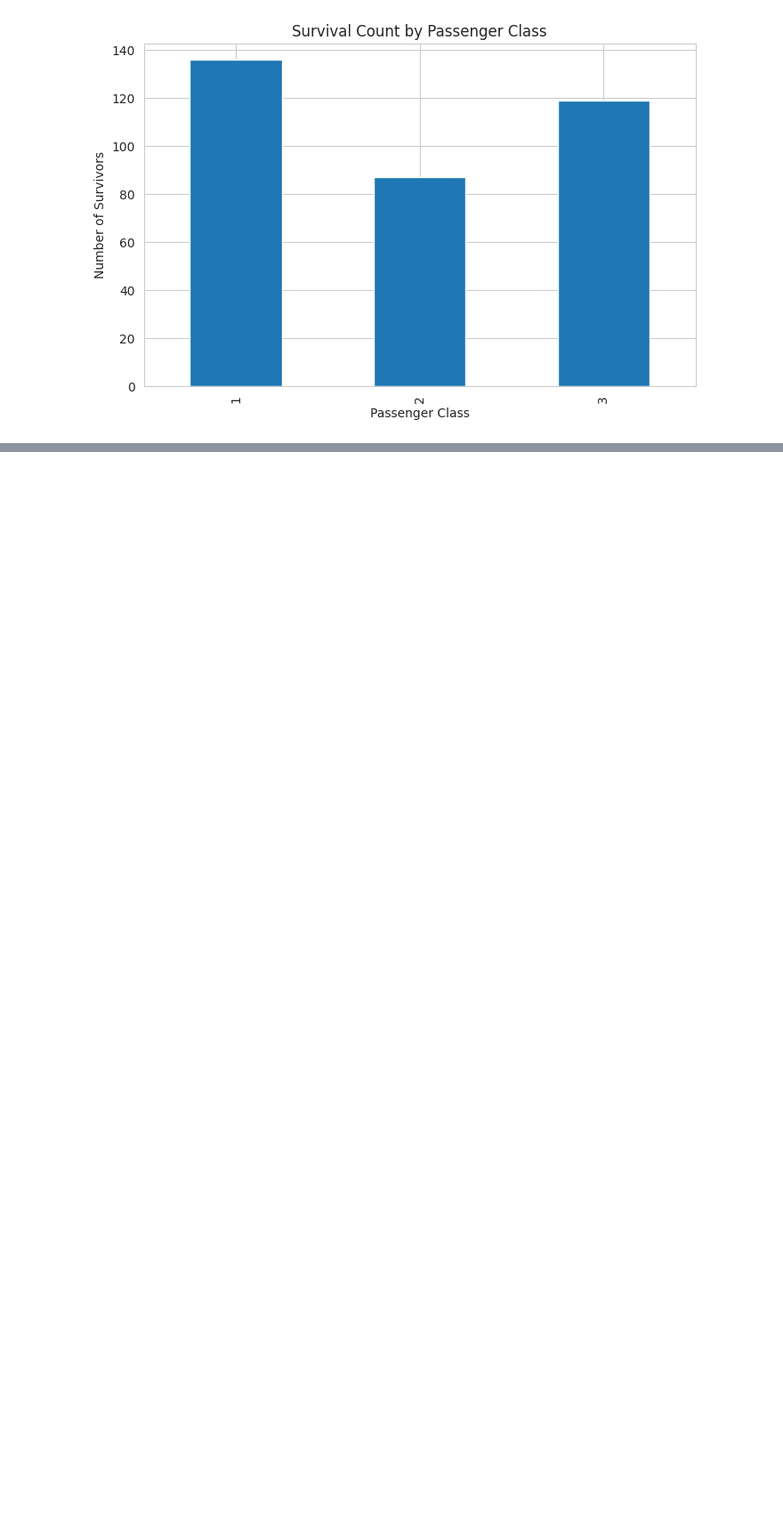
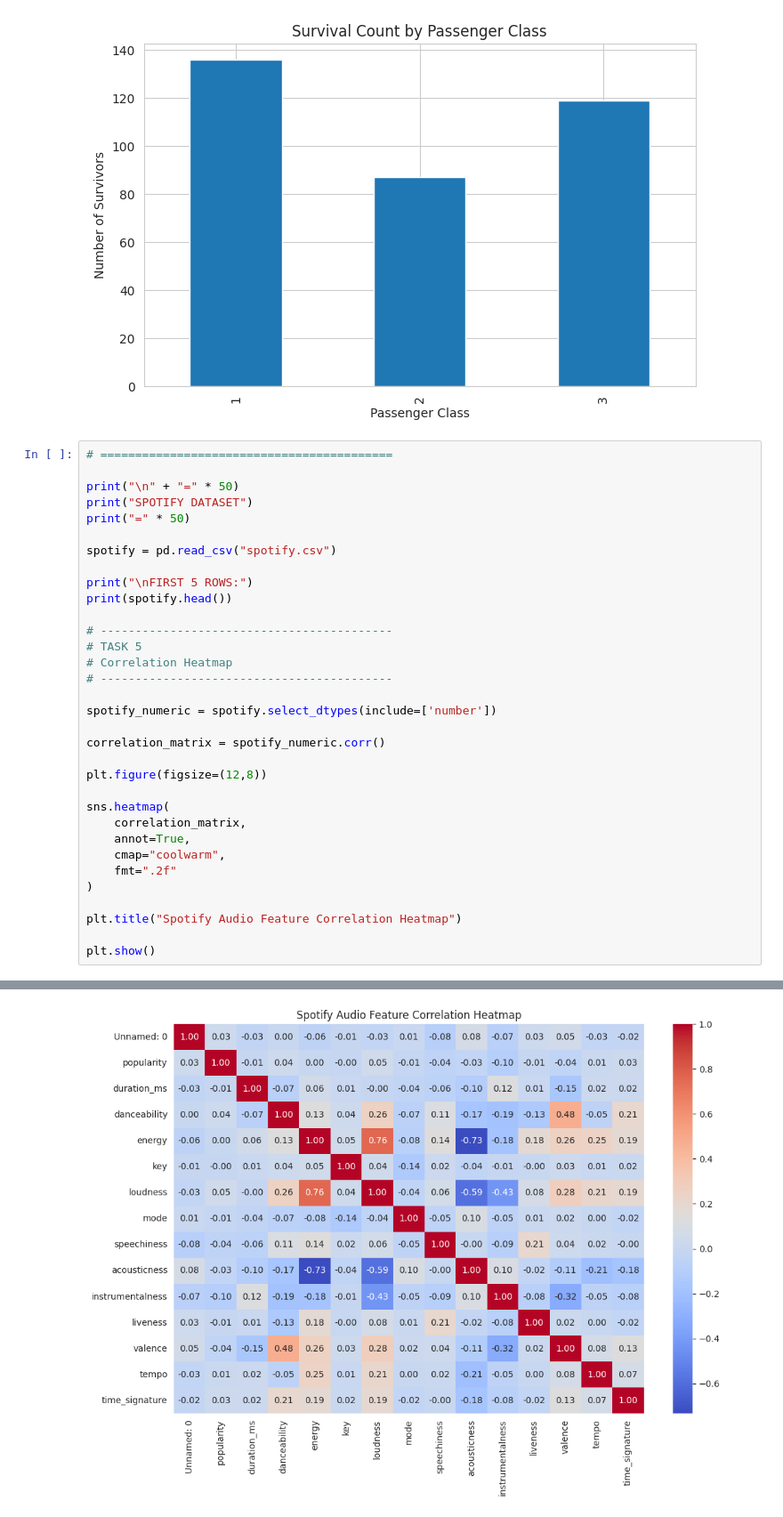
Before and after one commit to aminaahsan925/data-analytics, a Jupyter notebook: titanic_data_set.ipynb, the cells around one changed output, grey strips where cells are left out. Shown at 89% size. Drawn from its saved outputs; the diff is of its cells as text; blank space fills up the shorter version.

```diff
--- a/titanic_data_set.ipynb
+++ b/titanic_data_set.ipynb
@@ -146,3 +146,37 @@ Fare           33.398141
 dtype: float64
 [figure]
 [figure]
+# %%
+# ==========================================
+
+print("\n" + "=" * 50)
+print("SPOTIFY DATASET")
+print("=" * 50)
+
+spotify = pd.read_csv("spotify.csv")
+
+print("\nFIRST 5 ROWS:")
+print(spotify.head())
+
+# ------------------------------------------
+# TASK 5
+# Correlation Heatmap
+# ------------------------------------------
+
+spotify_numeric = spotify.select_dtypes(include=['number'])
+
+correlation_matrix = spotify_numeric.corr()
+
+plt.figure(figsize=(12,8))
+
+sns.heatmap(
+    correlation_matrix,
+    annot=True,
+    cmap="coolwarm",
+    fmt=".2f"
+)
+
+plt.title("Spotify Audio Feature Correlation Heatmap")
+
+plt.show()
+# %% [output]
@@ -148,0 +200 @@ dtype: float64
+[figure, added]
```
Also changed, not shown: parts of 1 cell of this notebook.
